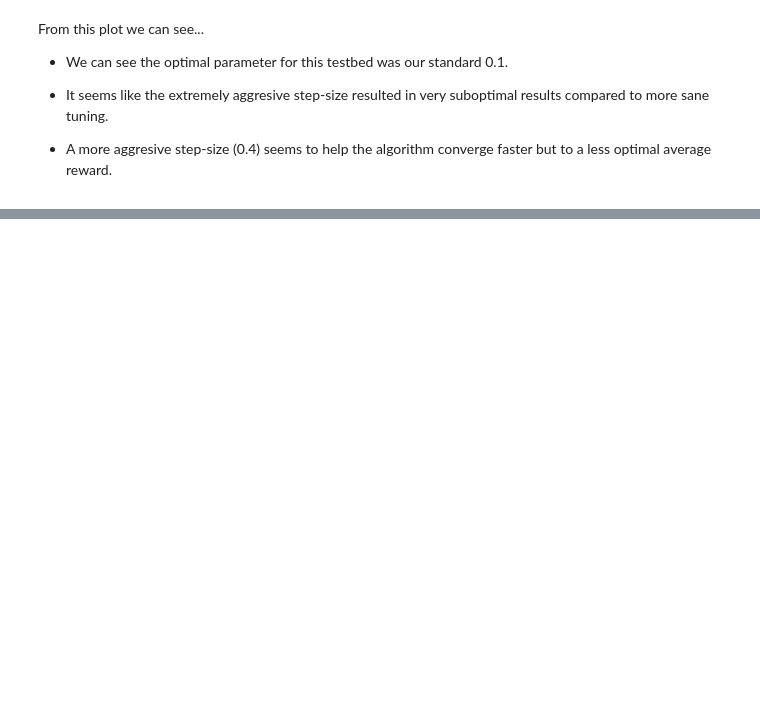
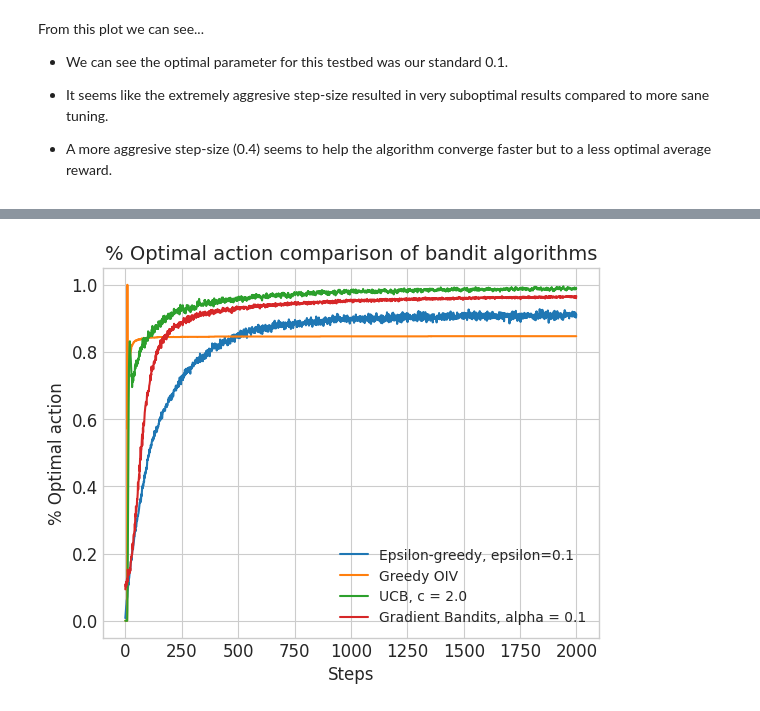
Before and after one commit to AlejandroJorge/tabular-reinforcement-learning, a Jupyter notebook: bandit.ipynb, the cells around one changed output, grey strips where cells are left out. Saved outputs shown, nothing was run; the diff lists cells and outputs as text; code cells hidden in the pictures; blank space fills up the shorter version.

```diff
--- a/bandit.ipynb
+++ b/bandit.ipynb
@@ -591,0 +606,9 @@ From this plot we can see...
+# %%
+plotting.bandits.plot_bandit_opt_act_comparison([
+    (opt_act_std, "Epsilon-greedy, epsilon=0.1"),
+    (opt_act_greedy_optimistic, "Greedy OIV"),
+    (opt_act_ucb, "UCB, c = 2.0"),
+    (opt_act_gradient_std, "Gradient Bandits, alpha = 0.1"),
+])
+# %% [output]
+[figure, added]
```
Also changed, not shown: parts of 17 cells of this notebook.
